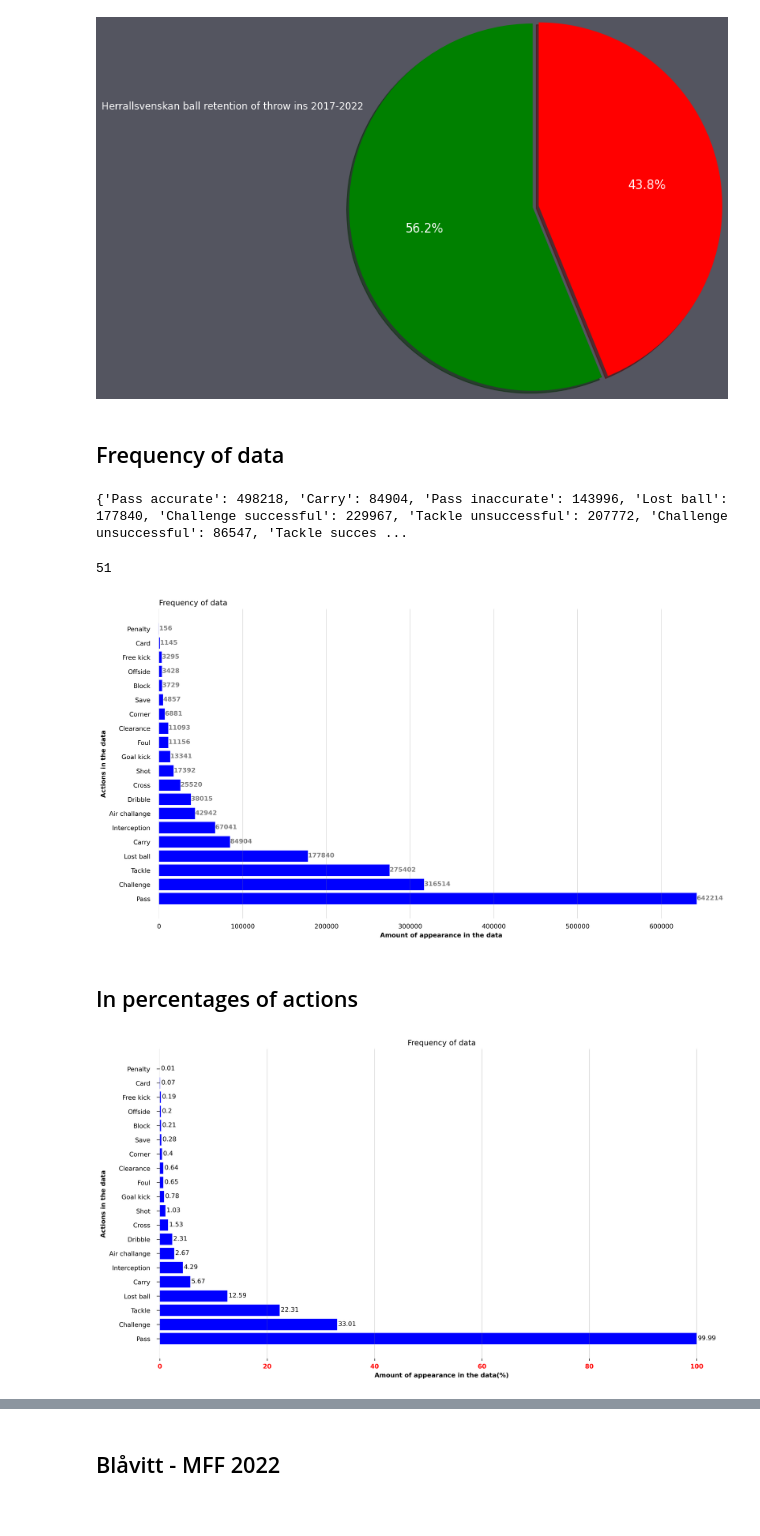
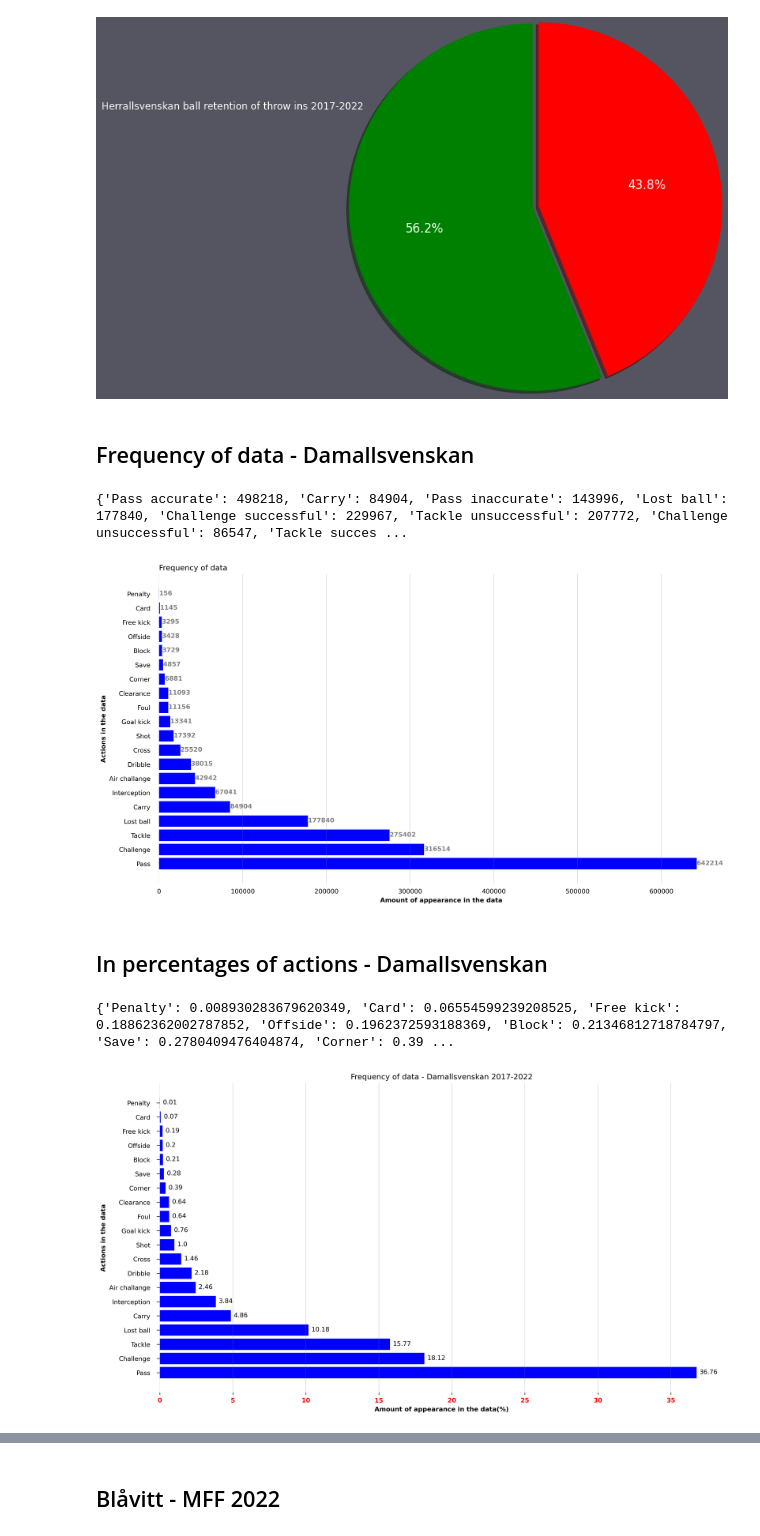
Before and after one commit to G4din/Examensarbete-PlaymakerAI, a Jupyter notebook: pass_length.ipynb, the cells around one changed output, grey strips where cells are left out. Drawn from its saved outputs; the diff is of its cells as text; code cells hidden in the pictures.

Commit message:
Finished data frequency and started with free kick statistics

```diff
--- a/pass_length.ipynb
+++ b/pass_length.ipynb
@@ -310,13 +310,13 @@ plt.show()
 # %% [output]
 [figure]
 # %% [markdown]
-## Frequency of data
+## Frequency of data - Damallsvenskan
 # %%
 actions = {}
 for index, row in damallsvenskan.iterrows():
     if row["action"] in actions:
         actions[row["action"]] = ((actions[row["action"]]) + 1)
-    elif row["action"] == 'Pass accurate'
+    else:
         actions[row["action"]] = 1
 
 print(actions)
@@ -363,10 +363,9 @@ plt.xlabel('Amount of appearance in the data', fontweight= 'bold')
 plt.ylabel('Actions in the data', fontweight= 'bold')
 plt.show()
 # %% [output]
-51
 [figure]
 # %% [markdown]
-## In percentages of actions
+## In percentages of actions - Damallsvenskan
 # %%
 import matplotlib.ticker as mtick
 
@@ -377,8 +376,12 @@ grouped_actions = {'Pass': actions['Pass accurate'] + actions['Pass inaccurate']
 fig, ax = plt.subplots(figsize =(16, 9))
 sorted_actions = dict(sorted(grouped_actions.items(), key=lambda x:x[1]))
 
+tot_actions = sum(sorted_actions.values())
+
 for key , value in sorted_actions.items():
-    sorted_actions[key] =  value/sum(sorted_actions.values()) * 100
+    sorted_actions[key] =  value/tot_actions * 100
+print(sorted_actions)
+
 ax.barh(list(sorted_actions.keys()), list(sorted_actions.values()), color= 'b')
 for s in ['top', 'bottom', 'left', 'right']:
     ax.spines[s].set_visible(False)
@@ -389,32 +392,33 @@ for s in ['top', 'bottom', 'left', 'right']:
 # Add padding between axes and labels
 ax.xaxis.set_tick_params(pad = 5)
 ax.yaxis.set_tick_params(pad = 10)
 
 # Add x, y gridlines
 ax.grid(b = True, axis='x' ,color ='grey', linewidth = 0.5,
         alpha = 0.5)
 
 # Show top values
 ax.invert_yaxis()
 for i in ax.patches:
     plt.text(i.get_width()+0.2, i.get_y()+0.5,
              str(round((i.get_width()), 2)),
              fontsize = 10,
              color ='black')
 
 ticklabels = [t for t in plt.gca().get_xticklabels()]
 
 #WTF
 for t in range (len(ticklabels)):
     ticklabels[t].set_fontweight('bold')
     ticklabels[t].set_color('red')
 
 # Add Plot Title
-ax.set_title('Frequency of data' )
+ax.set_title('Frequency of data - Damallsvenskan 2017-2022' )
 ax.yaxis.set_tick_params(size=5)
 # Show Plot
 plt.xlabel('Amount of appearance in the data(%)', fontweight= 'bold')
 plt.ylabel('Actions in the data', fontweight= 'bold')
 plt.show()
 # %% [output]
+{'Penalty': 0.008930283679620349, 'Card': 0.06554599239208525, 'Free kick': 0.18862362002787852, 'Offside': 0.1962372593188369, 'Block': 0.21346812718784797, 'Save': 0.2780409476404874, 'Corner': 0.39 ...
-[figure, old version]
+[figure, new version]
```
Also changed, not shown: parts of 9 cells of this notebook.
